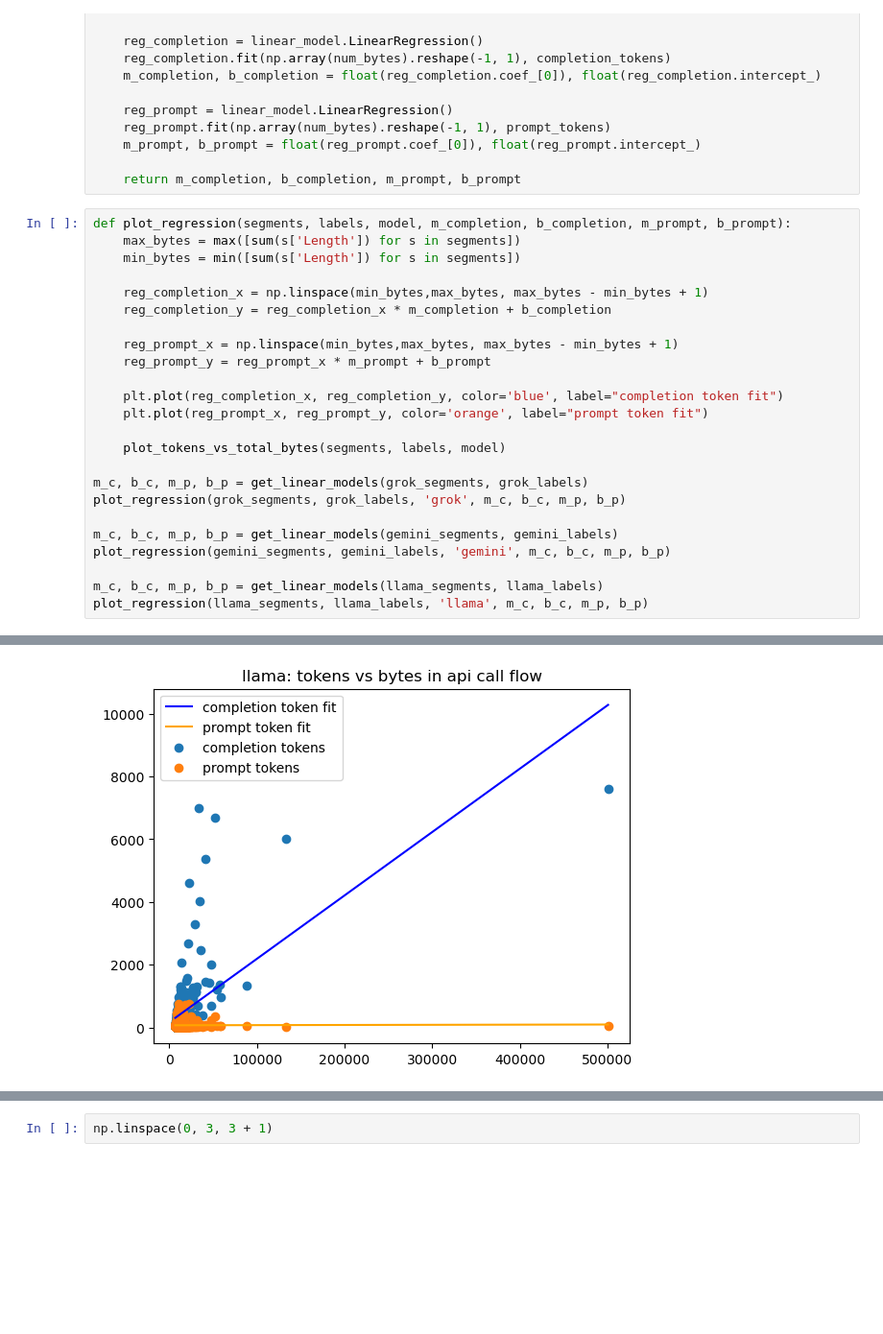
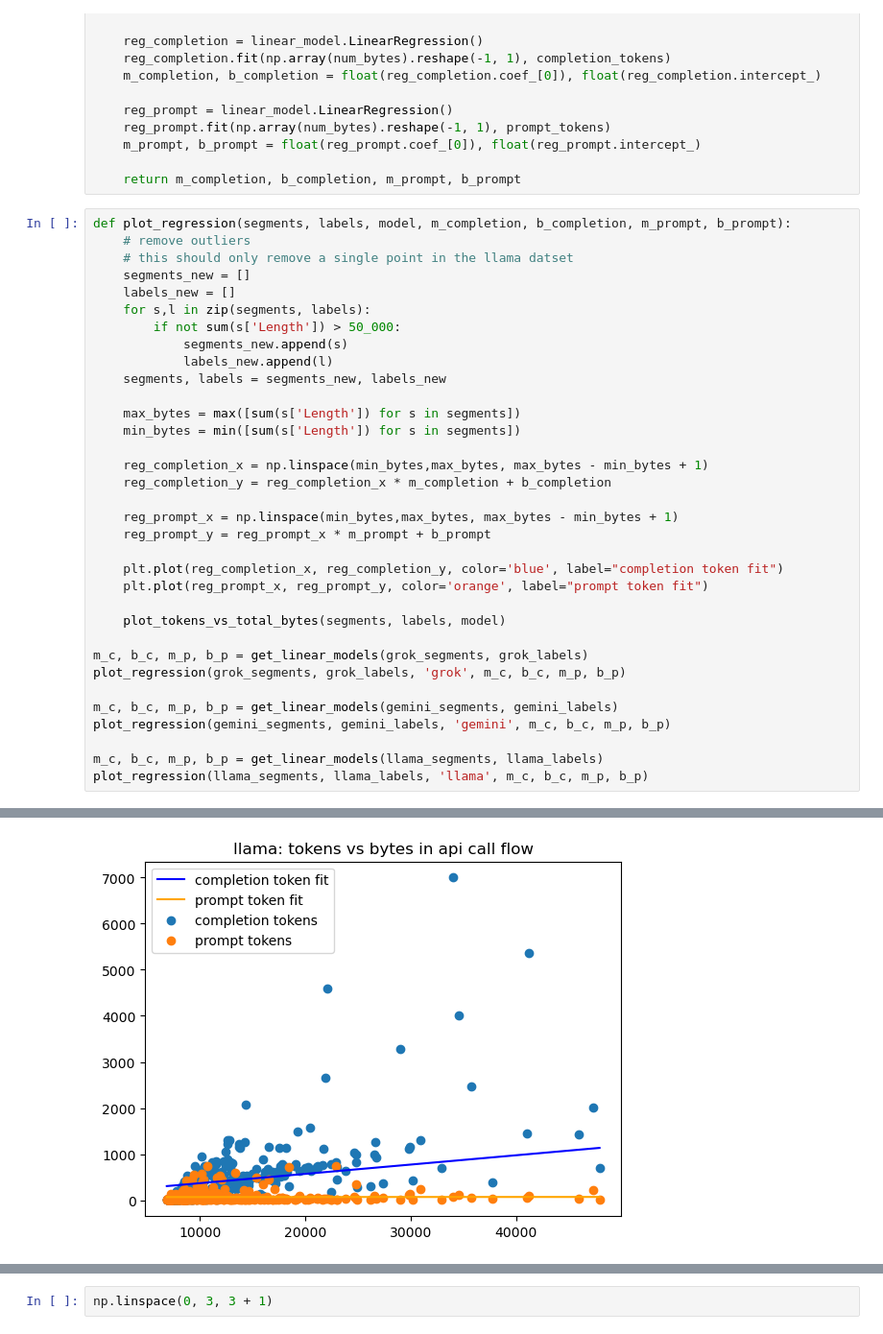
Before and after one commit to noise-course/course-project-zroe1, a Jupyter notebook: main.ipynb, the cells around one changed output, grey strips where cells are left out. Shown: that part at 96% size. Cells and saved outputs as stored; diff of their text form; blank space fills up the shorter version.

```diff
--- a/main.ipynb
+++ b/main.ipynb
@@ -174,29 +174,39 @@ def get_linear_models(segments, labels):
     return m_completion, b_completion, m_prompt, b_prompt
 # %%
 def plot_regression(segments, labels, model, m_completion, b_completion, m_prompt, b_prompt):
+    # remove outliers
+    # this should only remove a single point in the llama datset
+    segments_new = []
+    labels_new = []
+    for s,l in zip(segments, labels):
+        if not sum(s['Length']) > 50_000:
+            segments_new.append(s)
+            labels_new.append(l)
+    segments, labels = segments_new, labels_new
+
     max_bytes = max([sum(s['Length']) for s in segments])
     min_bytes = min([sum(s['Length']) for s in segments])
 
     reg_completion_x = np.linspace(min_bytes,max_bytes, max_bytes - min_bytes + 1)
     reg_completion_y = reg_completion_x * m_completion + b_completion
 
     reg_prompt_x = np.linspace(min_bytes,max_bytes, max_bytes - min_bytes + 1)
     reg_prompt_y = reg_prompt_x * m_prompt + b_prompt
 
     plt.plot(reg_completion_x, reg_completion_y, color='blue', label="completion token fit")
     plt.plot(reg_prompt_x, reg_prompt_y, color='orange', label="prompt token fit")
 
     plot_tokens_vs_total_bytes(segments, labels, model)
 
 m_c, b_c, m_p, b_p = get_linear_models(grok_segments, grok_labels)
 plot_regression(grok_segments, grok_labels, 'grok', m_c, b_c, m_p, b_p)
 
 m_c, b_c, m_p, b_p = get_linear_models(gemini_segments, gemini_labels)
 plot_regression(gemini_segments, gemini_labels, 'gemini', m_c, b_c, m_p, b_p)
 
 m_c, b_c, m_p, b_p = get_linear_models(llama_segments, llama_labels)
 plot_regression(llama_segments, llama_labels, 'llama', m_c, b_c, m_p, b_p)
 # %% [output]
 [figure]
 [figure]
-[figure, old version]
+[figure, new version]
```
Also changed, not shown: parts of 1 cell of this notebook.
